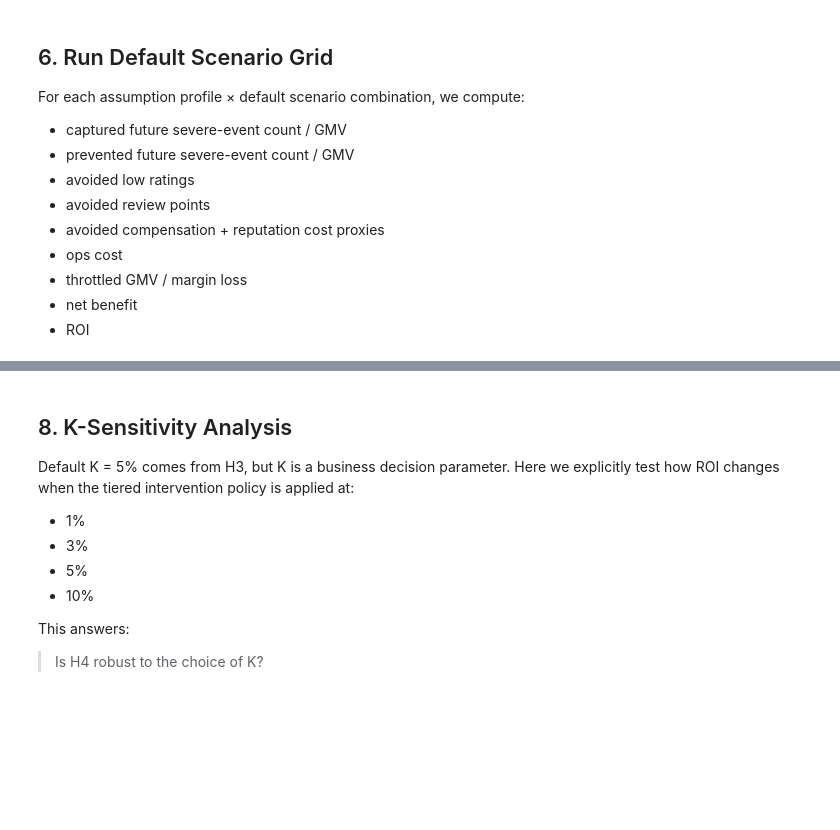
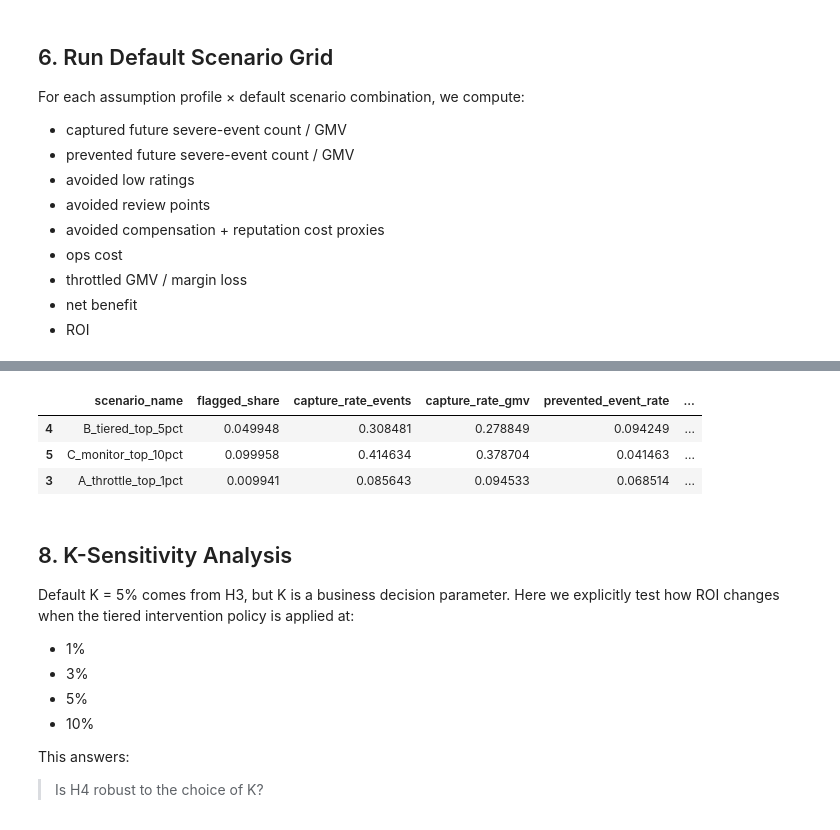
Before and after one commit to andrewyang0620/marketplace-sla-risk-analysis, a Jupyter notebook: notebooks/04_intervention_roi.ipynb, the cells around one changed output, grey strips where cells are left out. Cells and saved outputs as stored; diff of their text form; code cells hidden in the pictures; blank space fills up the shorter version.

Commit message:
base case comparasion finished

```diff
--- a/notebooks/04_intervention_roi.ipynb
+++ b/notebooks/04_intervention_roi.ipynb
@@ -406,3 +414,31 @@ default_summary.sort_values(
+# %%
+base_default = default_summary[default_summary["assumption_profile"] == "base"].copy()
+
+base_default_display = base_default[
+    [
+        "scenario_name",
+        "flagged_share",
+        "capture_rate_events",
+        "capture_rate_gmv",
+        "prevented_event_rate",
+        "prevented_gmv_rate",
+        "avoided_harm_proxy_brl",
+        "total_cost_brl",
+        "net_benefit_brl",
+        "roi",
+        "current_gmv_proxy_share",
+        "margin_loss_brl",
+        "baseline_total_harm_proxy_brl",
+        "residual_harm_proxy_brl",
+    ]
+].sort_values("net_benefit_brl", ascending=False)
+
+base_default_display
+# %% [output]
+|  | scenario_name | flagged_share | capture_rate_events | capture_rate_gmv | prevented_event_rate | ... |
+| 4 | B_tiered_top_5pct | 0.049948 | 0.308481 | 0.278849 | 0.094249 | ... |
+| 5 | C_monitor_top_10pct | 0.099958 | 0.414634 | 0.378704 | 0.041463 | ... |
+| 3 | A_throttle_top_1pct | 0.009941 | 0.085643 | 0.094533 | 0.068514 | ... |
 # %% [markdown]
 ## 8. K-Sensitivity Analysis
 
```
Also changed, not shown: parts of 1 cell of this notebook.
